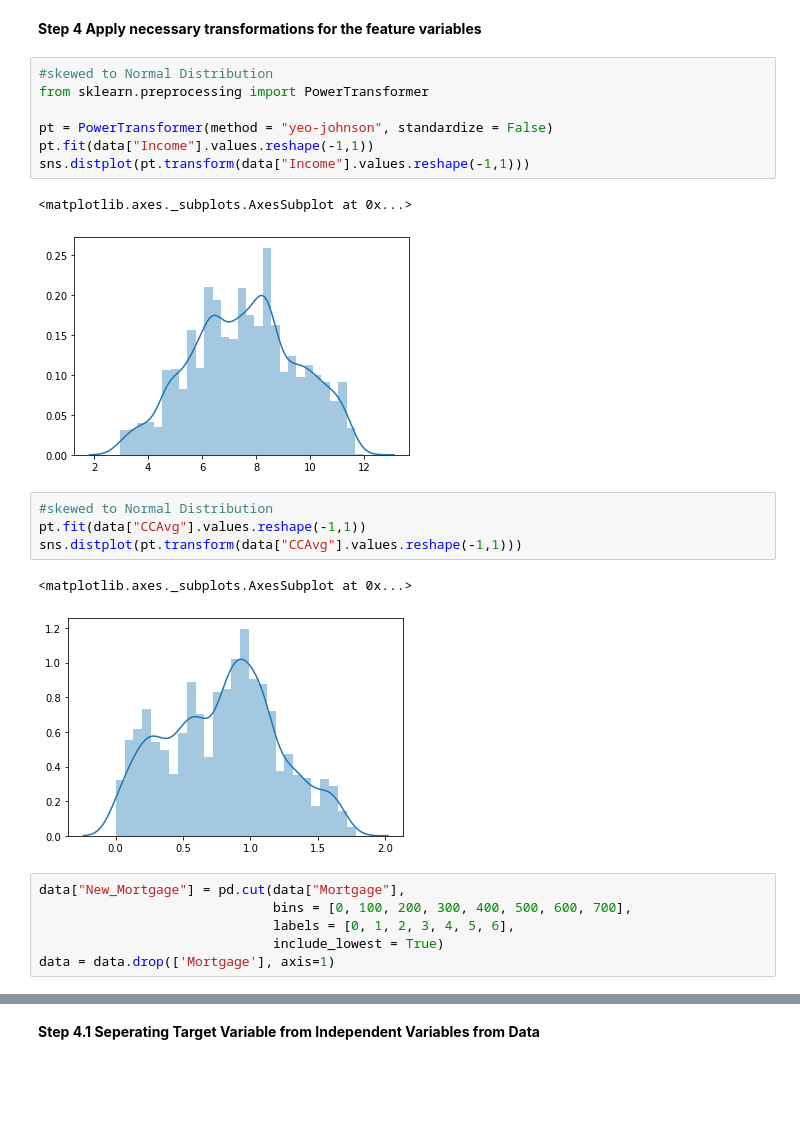
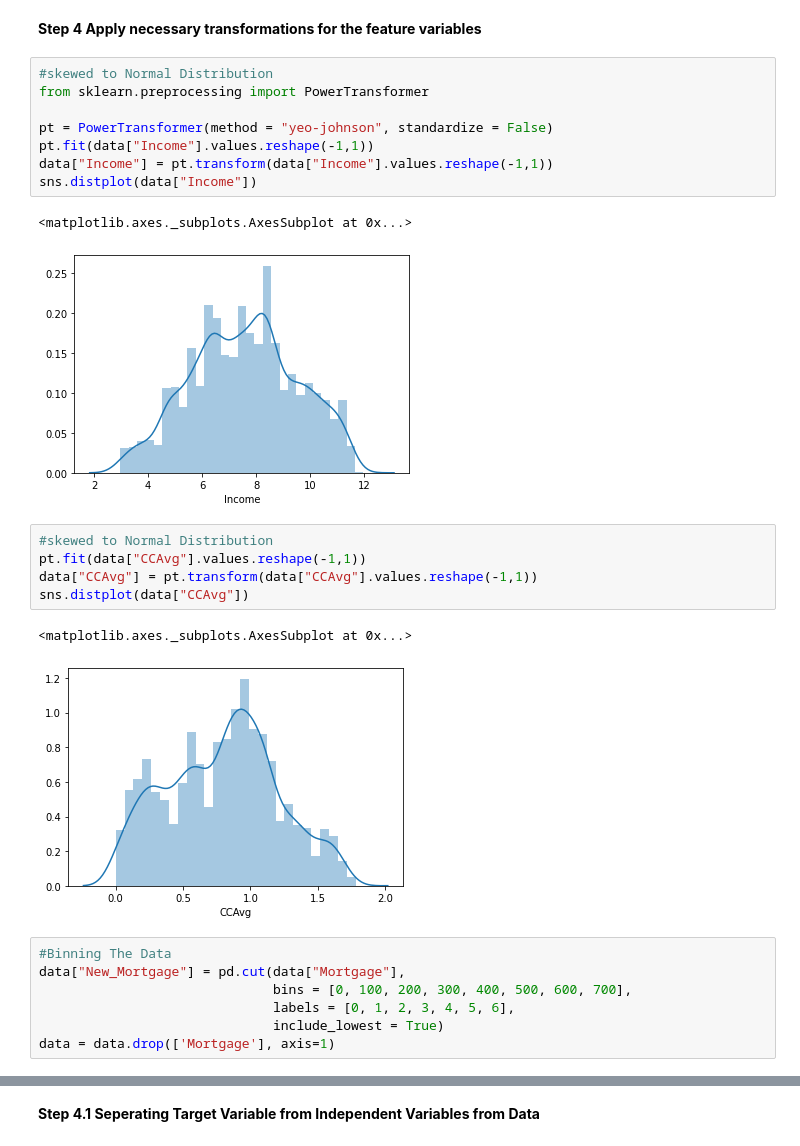
Before and after one commit to AkshayLunawat/Internship_Project, a Jupyter notebook: Intership_Project.ipynb, the cells around one changed output, grey strips where cells are left out. Saved outputs shown, nothing was run; the diff lists cells and outputs as text; blank space fills up the shorter version.

```diff
--- a/Intership_Project.ipynb
+++ b/Intership_Project.ipynb
@@ -408,21 +408,24 @@ sns.pairplot(data)
 # %%
 #skewed to Normal Distribution
 from sklearn.preprocessing import PowerTransformer
 
 pt = PowerTransformer(method = "yeo-johnson", standardize = False)
 pt.fit(data["Income"].values.reshape(-1,1))
-sns.distplot(pt.transform(data["Income"].values.reshape(-1,1)))
+data["Income"] = pt.transform(data["Income"].values.reshape(-1,1))
+sns.distplot(data["Income"])
 # %% [output]
 <matplotlib.axes._subplots.AxesSubplot at 0x...>
-[figure, old version]
+[figure, new version]
 # %%
 #skewed to Normal Distribution
 pt.fit(data["CCAvg"].values.reshape(-1,1))
-sns.distplot(pt.transform(data["CCAvg"].values.reshape(-1,1)))
+data["CCAvg"] = pt.transform(data["CCAvg"].values.reshape(-1,1))
+sns.distplot(data["CCAvg"])
 # %% [output]
 <matplotlib.axes._subplots.AxesSubplot at 0x...>
-[figure, old version]
+[figure, new version]
 # %%
+#Binning The Data
 data["New_Mortgage"] = pd.cut(data["Mortgage"],
                               bins = [0, 100, 200, 300, 400, 500, 600, 700],
                               labels = [0, 1, 2, 3, 4, 5, 6],
```
Also changed, not shown: parts of 55 cells of this notebook.
